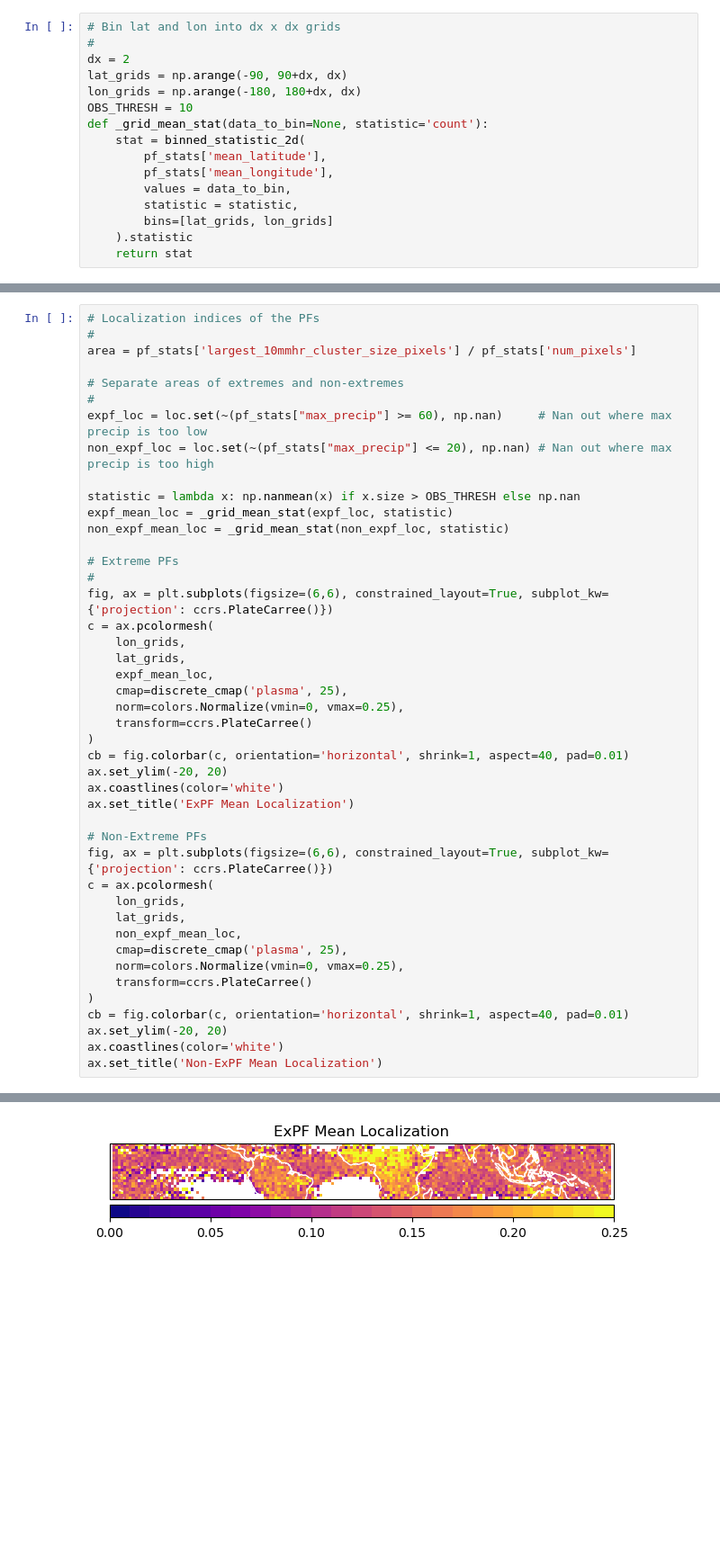
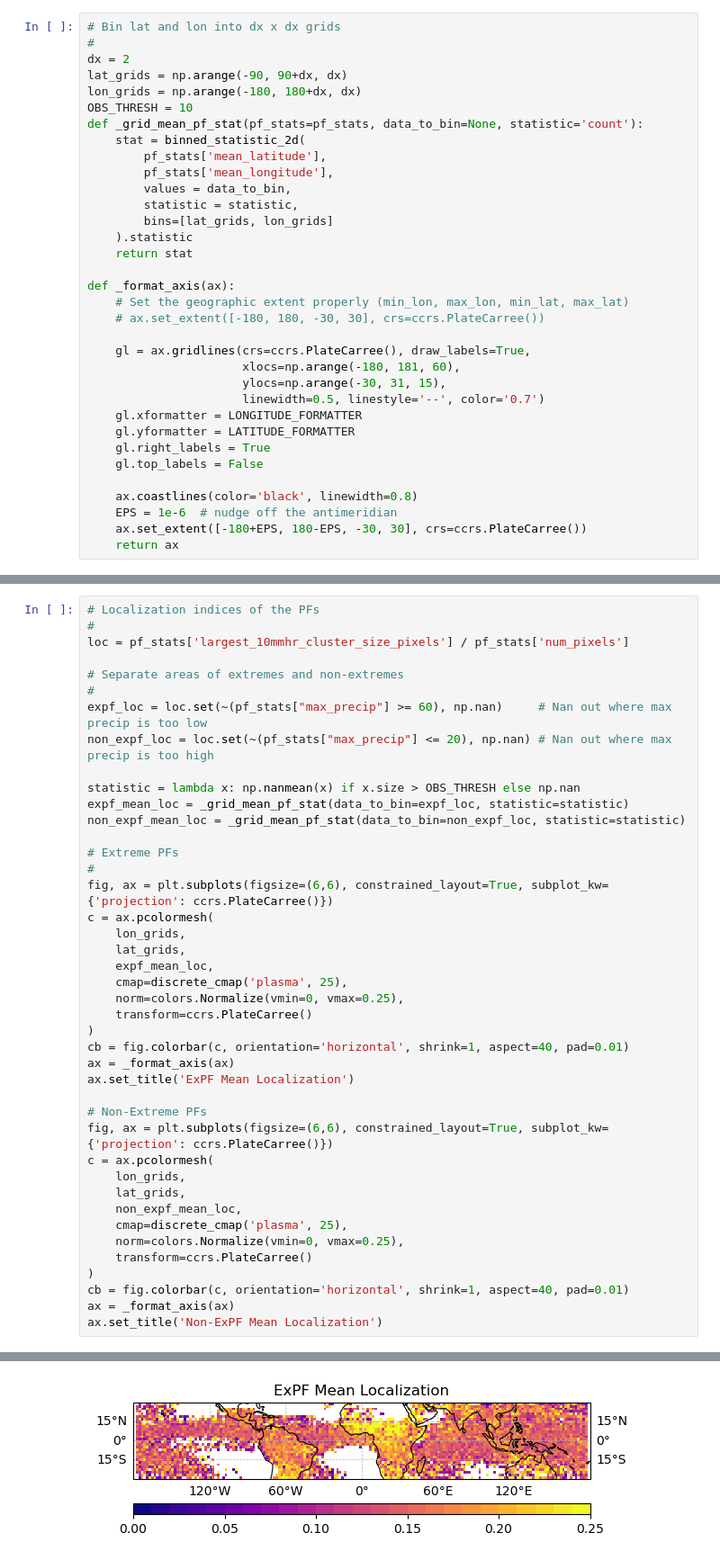
Before and after one commit to pedroanguloumana/morphology_of_precip_extremes, a Jupyter notebook: analysis/Maps_of_PF_Distribution.ipynb, the cells around one changed output, grey strips where cells are left out. Shown: that part at 90% size. Cells and saved outputs as stored; diff of their text form; blank space fills up the shorter version.

```diff
--- a/analysis/Maps_of_PF_Distribution.ipynb
+++ b/analysis/Maps_of_PF_Distribution.ipynb
@@ -25,7 +30,7 @@ dx = 2
 lat_grids = np.arange(-90, 90+dx, dx)
 lon_grids = np.arange(-180, 180+dx, dx)
 OBS_THRESH = 10
-def _grid_mean_stat(data_to_bin=None, statistic='count'):
+def _grid_mean_pf_stat(pf_stats=pf_stats, data_to_bin=None, statistic='count'):
     stat = binned_statistic_2d(
         pf_stats['mean_latitude'],
         pf_stats['mean_longitude'],
@@ -34,3 +39,21 @@ def _grid_mean_stat(data_to_bin=None, statistic='count'):
         bins=[lat_grids, lon_grids]
     ).statistic
     return stat
+
+def _format_axis(ax):
+    # Set the geographic extent properly (min_lon, max_lon, min_lat, max_lat)
+    # ax.set_extent([-180, 180, -30, 30], crs=ccrs.PlateCarree())
+
+    gl = ax.gridlines(crs=ccrs.PlateCarree(), draw_labels=True,
+                      xlocs=np.arange(-180, 181, 60),
+                      ylocs=np.arange(-30, 31, 15),
+                      linewidth=0.5, linestyle='--', color='0.7')
+    gl.xformatter = LONGITUDE_FORMATTER
+    gl.yformatter = LATITUDE_FORMATTER
+    gl.right_labels = True
+    gl.top_labels = False
+
+    ax.coastlines(color='black', linewidth=0.8)
+    EPS = 1e-6  # nudge off the antimeridian
+    ax.set_extent([-180+EPS, 180-EPS, -30, 30], crs=ccrs.PlateCarree())
+    return ax
@@ -85,7 +109,7 @@ area.min()
 # %%
 # Localization indices of the PFs
 #
-area = pf_stats['largest_10mmhr_cluster_size_pixels'] / pf_stats['num_pixels']
+loc = pf_stats['largest_10mmhr_cluster_size_pixels'] / pf_stats['num_pixels']
 
 # Separate areas of extremes and non-extremes
 #
@@ -93,39 +117,37 @@ expf_loc = loc.set(~(pf_stats["max_precip"] >= 60), np.nan)     # Nan out where
 non_expf_loc = loc.set(~(pf_stats["max_precip"] <= 20), np.nan) # Nan out where max precip is too high
 
 statistic = lambda x: np.nanmean(x) if x.size > OBS_THRESH else np.nan
-expf_mean_loc = _grid_mean_stat(expf_loc, statistic)
-non_expf_mean_loc = _grid_mean_stat(non_expf_loc, statistic)
+expf_mean_loc = _grid_mean_pf_stat(data_to_bin=expf_loc, statistic=statistic)
+non_expf_mean_loc = _grid_mean_pf_stat(data_to_bin=non_expf_loc, statistic=statistic)
 
 # Extreme PFs
 #
 fig, ax = plt.subplots(figsize=(6,6), constrained_layout=True, subplot_kw={'projection': ccrs.PlateCarree()})
 c = ax.pcolormesh(
     lon_grids,
     lat_grids,
     expf_mean_loc,
     cmap=discrete_cmap('plasma', 25),
     norm=colors.Normalize(vmin=0, vmax=0.25),
     transform=ccrs.PlateCarree()
 )
 cb = fig.colorbar(c, orientation='horizontal', shrink=1, aspect=40, pad=0.01)
-ax.set_ylim(-20, 20)
-ax.coastlines(color='white')
+ax = _format_axis(ax)
 ax.set_title('ExPF Mean Localization')
 
 # Non-Extreme PFs
 fig, ax = plt.subplots(figsize=(6,6), constrained_layout=True, subplot_kw={'projection': ccrs.PlateCarree()})
 c = ax.pcolormesh(
     lon_grids,
     lat_grids,
     non_expf_mean_loc,
     cmap=discrete_cmap('plasma', 25),
     norm=colors.Normalize(vmin=0, vmax=0.25),
     transform=ccrs.PlateCarree()
 )
 cb = fig.colorbar(c, orientation='horizontal', shrink=1, aspect=40, pad=0.01)
-ax.set_ylim(-20, 20)
-ax.coastlines(color='white')
+ax = _format_axis(ax)
 ax.set_title('Non-ExPF Mean Localization')
 # %% [output]
 Text(0.5, 1.0, 'Non-ExPF Mean Localization')
-[figure, old version]
+[figure, new version]
```
Also changed, not shown: parts of 13 cells of this notebook, 3 other files.
